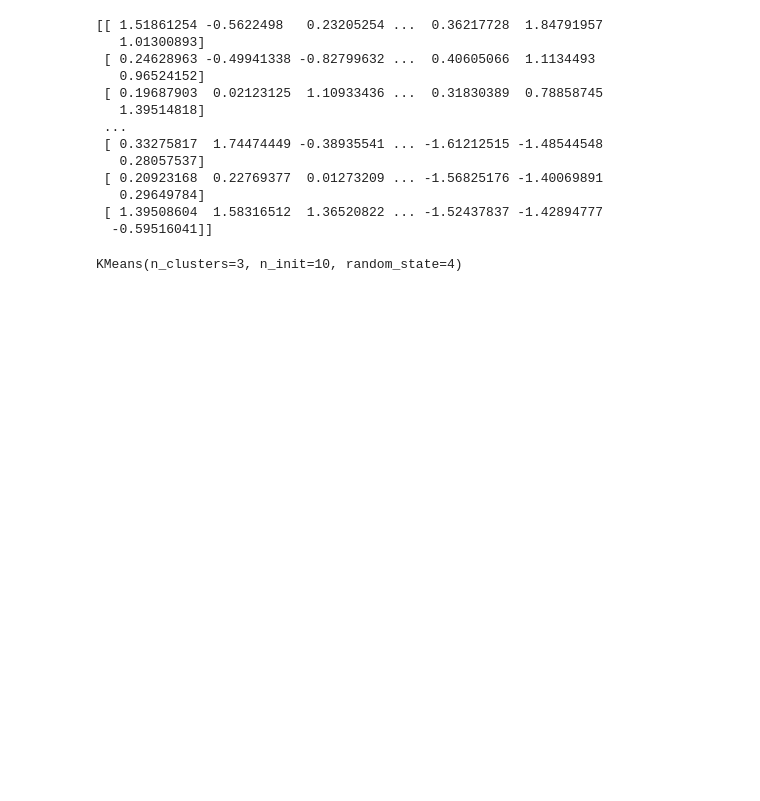
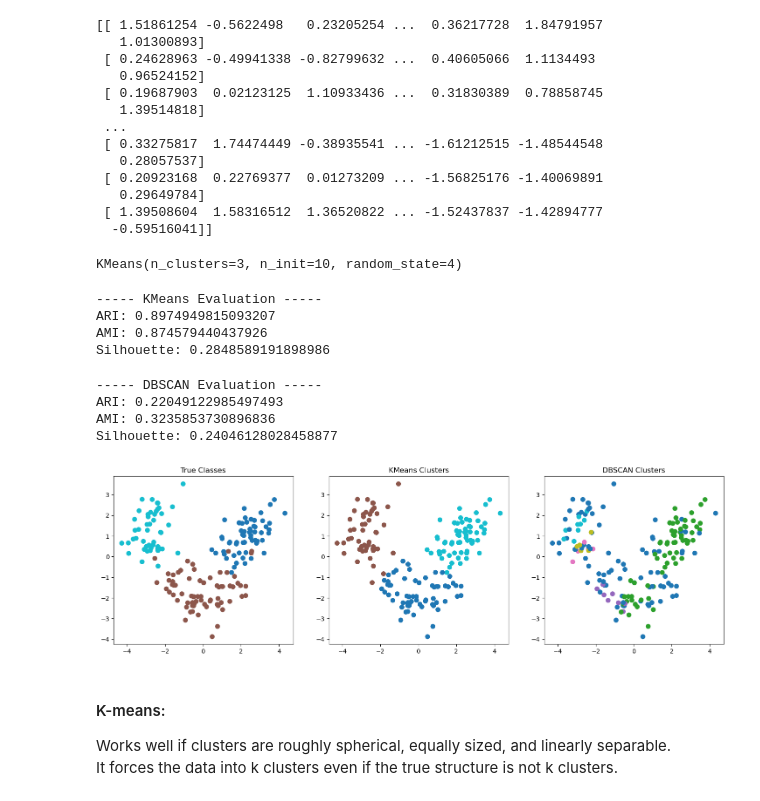
Before and after one commit to HassaaanRaza/100DaysOfBuildables, a Jupyter notebook: task12.ipynb, the cells around one changed output. Cells and saved outputs as stored; diff of their text form; code cells hidden in the pictures; blank space fills up the shorter version.

```diff
--- a/task12.ipynb
+++ b/task12.ipynb
@@ -31,6 +36,7 @@ df.head(3)
 | 2 | 1 | 13.16 | 2.36 | 2.67 | 18.6 | 101 | 2.80 | 3.24 | ... |
 # %%
 X = df.drop("class", axis = 1)
+y = df["class"]
 # %%
 print(X)
 # %% [output]
@@ -75,3 +81,56 @@ kmeans = KMeans(n_clusters = 3, random_state = 4, n_init = 10)
 kmeans.fit(X_scaled)
 # %% [output]
 KMeans(n_clusters=3, n_init=10, random_state=4)
+# %%
+y_clusters = kmeans.predict(X_scaled)
+# %%
+pca = PCA(n_components=2)
+X_2d = pca.fit_transform(X_scaled)
+print("----- KMeans Evaluation -----")
+print("ARI:", adjusted_rand_score(y, y_clusters))
+print("AMI:", adjusted_mutual_info_score(y, y_clusters))
+print("Silhouette:", silhouette_score(X_scaled, y_clusters))
+# %% [output]
+----- KMeans Evaluation -----
+ARI: 0.8974949815093207
+AMI: 0.874579440437926
+Silhouette: 0.2848589191898986
+# %%
+dbscan = DBSCAN(eps=2, min_samples=5)
+db_labels = dbscan.fit_predict(X_scaled)
+# %%
+print("\n----- DBSCAN Evaluation -----")
+print("ARI:", adjusted_rand_score(y, db_labels))
+print("AMI:", adjusted_mutual_info_score(y, db_labels))
+mask = db_labels != -1  # ignore noise for silhouette
+if len(set(db_labels)) > 1 and mask.sum() > 0:
+    print("Silhouette:", silhouette_score(X_scaled[mask], db_labels[mask]))
+else:
+    print("Silhouette: not applicable (maybe only noise or one cluster)")
+# %% [output]
+----- DBSCAN Evaluation -----
+ARI: 0.22049122985497493
+AMI: 0.3235853730896836
+Silhouette: 0.24046128028458877
+# %%
+fig, axes = plt.subplots(1, 3, figsize=(18,5))
+
+# True labels
+axes[0].scatter(X_2d[:,0], X_2d[:,1], c=y, cmap='tab10', s=50)
+axes[0].set_title("True Classes")
+
+# KMeans
+axes[1].scatter(X_2d[:,0], X_2d[:,1], c=y_clusters, cmap='tab10', s=50)
+axes[1].set_title("KMeans Clusters")
+
+# DBSCAN
+axes[2].scatter(X_2d[:,0], X_2d[:,1], c=db_labels, cmap='tab10', s=50)
+axes[2].set_title("DBSCAN Clusters")
+
+plt.show()
+# %% [output]
+[figure, added]
+# %% [markdown]
+#### K-means:
+Works well if clusters are roughly spherical, equally sized, and linearly separable.
+It forces the data into k clusters even if the true structure is not k clusters.
```
Also changed, not shown: parts of 3 cells of this notebook.
